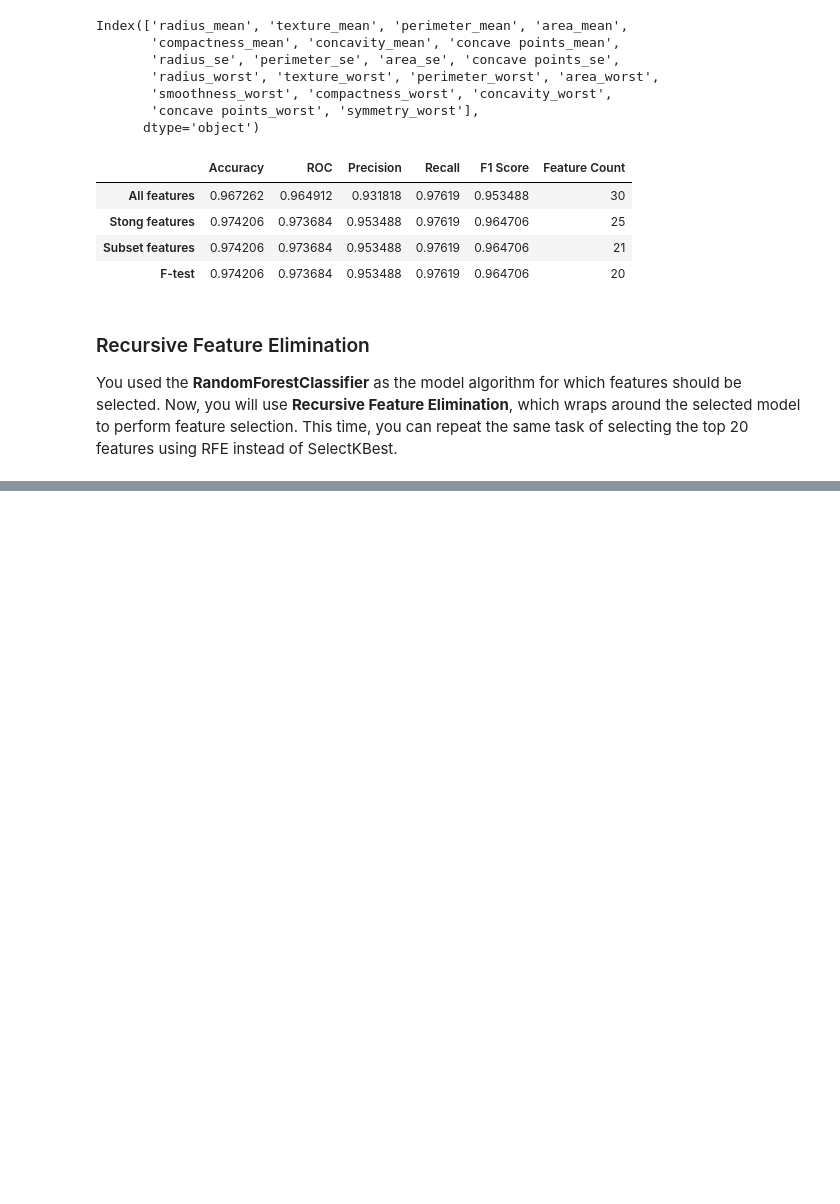
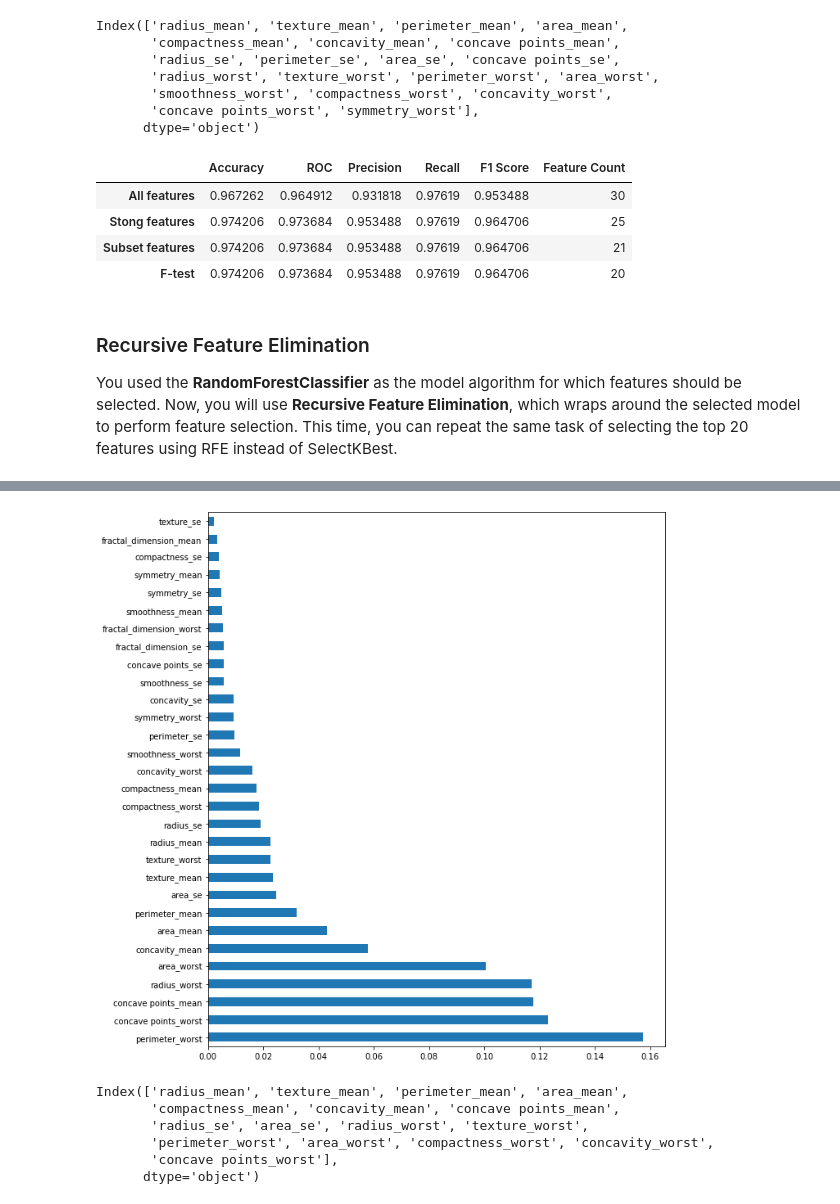
Before and after one commit to hsuyuming/Learning_ML, a Jupyter notebook: feature_selection/w2_lab_3_feature_selection.ipynb, the cells around one changed output, grey strips where cells are left out. Cells and saved outputs as stored; diff of their text form; code cells hidden in the pictures; blank space fills up the shorter version.

```diff
--- a/feature_selection/w2_lab_3_feature_selection.ipynb
+++ b/feature_selection/w2_lab_3_feature_selection.ipynb
@@ -390,0 +429,36 @@ def run_rfe():
+# %%
+def feature_importances_from_tree_based_model_():
+    x_train, x_test, y_train, y_test = train_test_split(X, Y, test_size = 0.2,stratify=Y, random_state = 123)
+
+    scaler = StandardScaler().fit(x_train)
+    x_train_scaled = scaler.transform(x_train)
+    x_test_scaled = scaler.transform(x_test)
+
+    model = RandomForestClassifier()
+    model = model.fit(x_train_scaled, y_train)
+
+    plt.figure(figsize=(10, 12))
+    feat_importances = pd.Series(model.feature_importances_, index=X.columns)
+    feat_importances.sort_values(ascending=False).plot(kind='barh')
+    plt.show()
+    return model
+# %%
+def select_features_from_model(model):
+    model = SelectFromModel(model, prefit=True, threshold=0.013)
+    feature_idx = model.get_support()
+    feature_names = df.drop("diagnosis_int",1 ).columns[feature_idx]
+    return feature_names
+# %%
+model = feature_importances_from_tree_based_model_()
+feature_imp_feature_names = select_features_from_model(model)
+# %% [output]
+[figure, added]
+# %%
+feature_imp_feature_names
+# %% [output]
+Index(['radius_mean', 'texture_mean', 'perimeter_mean', 'area_mean',
+       'compactness_mean', 'concavity_mean', 'concave points_mean',
+       'radius_se', 'area_se', 'radius_worst', 'texture_worst',
+       'perimeter_worst', 'area_worst', 'compactness_worst', 'concavity_worst',
+       'concave points_worst'],
+      dtype='object')
```
Also changed, not shown: parts of 10 cells of this notebook.
